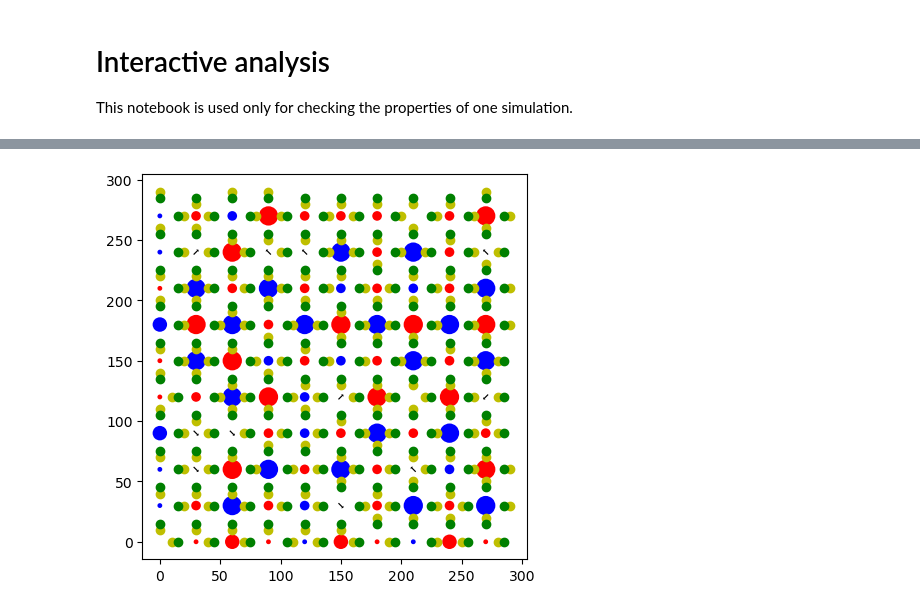
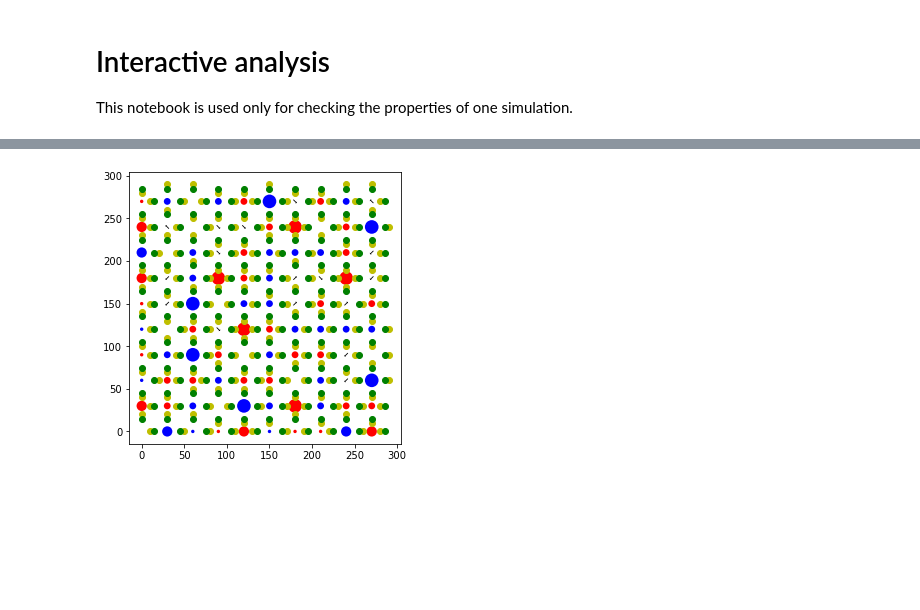
Before and after one commit to leogabac/rotBField, a Jupyter notebook: scripts/int_analysis.ipynb, the cells around one changed output, grey strips where cells are left out. Cells and saved outputs as stored; diff of their text form; code cells hidden in the pictures; blank space fills up the shorter version.

```diff
--- a/scripts/int_analysis.ipynb
+++ b/scripts/int_analysis.ipynb
@@ -137,11 +137,11 @@ ctrj_raw
 # %%
 # Plotting the vertices charges
 v = ice.vertices()
 
-frame = 11999
+frame = 100
 v = v.trj_to_vertices(ctrj_raw.loc[frame])
 
 f,ax = plot_colloid(trj_raw)
 v.display(ax)
 # %% [output]
-[figure, old version]
+[figure, new version]
```
Also changed, not shown: parts of 6 cells of this notebook, 5 other files.
